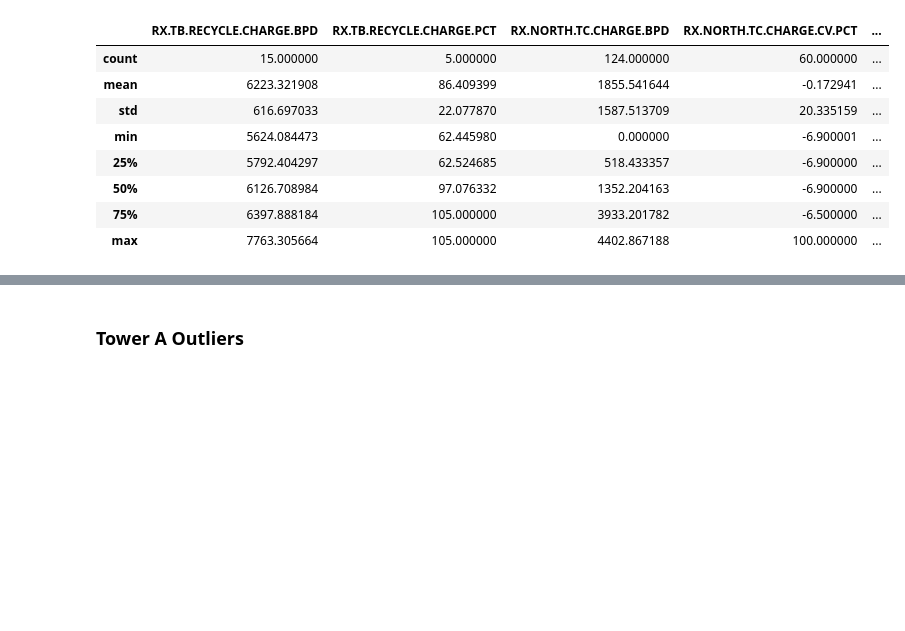
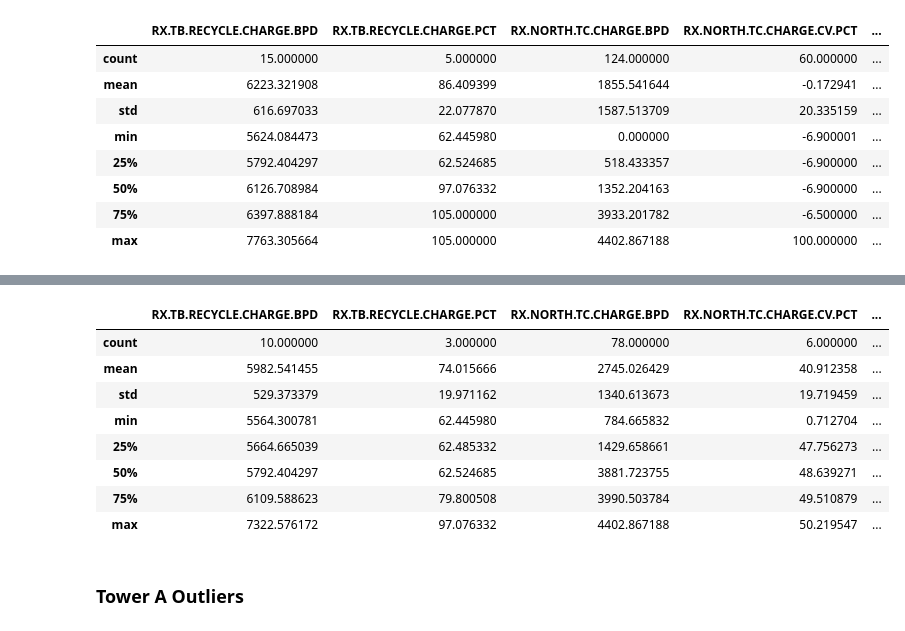
Before and after one commit to Jarney903/Red-ProjectHub, a Jupyter notebook: ETL/clean_data_function.ipynb, the cells around one changed output, grey strips where cells are left out. Drawn from its saved outputs; the diff is of its cells as text; code cells hidden in the pictures; blank space fills up the shorter version.

```diff
--- a/ETL/clean_data_function.ipynb
+++ b/ETL/clean_data_function.ipynb
@@ -225,3 +245,18 @@ rx_outliers.describe()
+# %%
+# recheck outliers
+rx_float = rx_data.iloc[:, 1:-1]
+rx_outliers = find_outliers(rx_float)
+rx_outliers.describe()
+# %% [output]
+|  | RX.TB.RECYCLE.CHARGE.BPD | RX.TB.RECYCLE.CHARGE.PCT | RX.NORTH.TC.CHARGE.BPD | RX.NORTH.TC.CHARGE.CV.PCT | ... |
+| count | 10.000000 | 3.000000 | 78.000000 | 6.000000 | ... |
+| mean | 5982.541455 | 74.015666 | 2745.026429 | 40.912358 | ... |
+| std | 529.373379 | 19.971162 | 1340.613673 | 19.719459 | ... |
+| min | 5564.300781 | 62.445980 | 784.665832 | 0.712704 | ... |
+| 25% | 5664.665039 | 62.485332 | 1429.658661 | 47.756273 | ... |
+| 50% | 5792.404297 | 62.524685 | 3881.723755 | 48.639271 | ... |
+| 75% | 6109.588623 | 79.800508 | 3990.503784 | 49.510879 | ... |
+| max | 7322.576172 | 97.076332 | 4402.867188 | 50.219547 | ... |
 # %% [markdown]
 ### Tower A Outliers
 # %%
```
Also changed, not shown: parts of 4 cells of this notebook, 5 other files.
